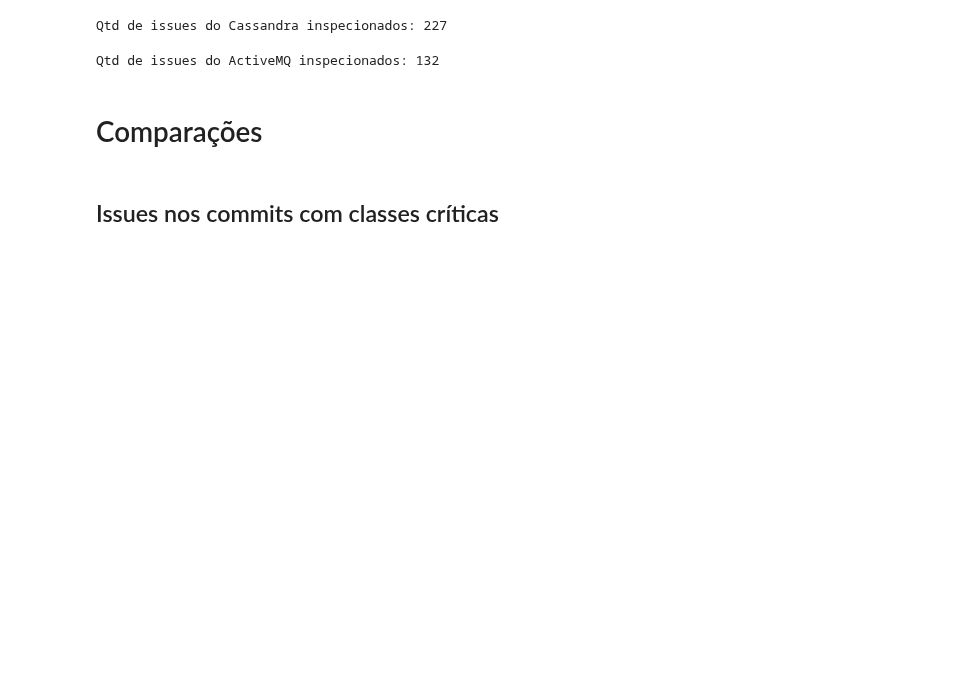
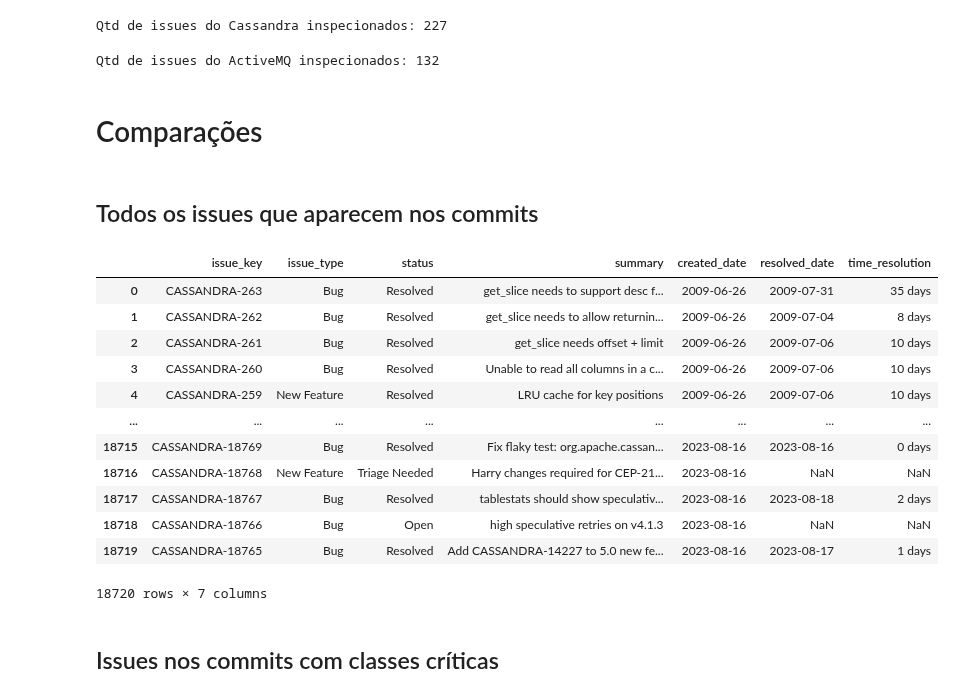
Before and after one commit to armandossrecife/my_validation3, a Jupyter notebook: my_comparison.ipynb, the cells around one changed output. Drawn from its saved outputs; the diff is of its cells as text; code cells hidden in the pictures; blank space fills up the shorter version.

```diff
--- a/my_comparison.ipynb
+++ b/my_comparison.ipynb
@@ -168,10 +169,11 @@ activemq_issues_ins 100%[===================>]  12.39K  --.-KB/s    in 0.001s
 # %% [markdown]
 ## Cria os Dataframes para análises
 # %%
-df_cassandra_commits_critical_classes = pd.read_excel('cassandra_commits_arquivos_criticos.xlsx')
+df_cassandra_commits_critical_classes = pd.read_excel('cassandra_all_issues_in_commits.xlsx')
 df_kafka_commits_critical_classes = pd.read_excel('kafka_commits_with_critical_classes.xlsx')
 df_activemq_commits_critical_classes = pd.read_excel('activemq_commits_with_critical_classes.xlsx')
 
+df_cassandra_all_issues_commits = pd.read_excel('cassandra_issues_in_commits_arquivos_criticos.xlsx')
 df_cassandra_issues_commits_critical_classes = pd.read_excel('cassandra_issues_in_commits_arquivos_criticos.xlsx')
 df_kafka_issues_commits_critical_classes = pd.read_excel('kafka_issues_in_commits_with_critical_classes.xlsx')
 df_activemq_issues_commits_critical_classes = pd.read_excel('activemq_issues_in_commits_with_critical_classes.xlsx')
@@ -226,5 +228,23 @@ print(f'Qtd de issues do ActiveMQ inspecionados: {len(qtd_i2)-1}')
 Qtd de issues do ActiveMQ inspecionados: 132
 # %% [markdown]
 # Comparações
+# %% [markdown]
+## Todos os issues que aparecem nos commits
+# %%
+df_cassandra_commits_critical_classes
+# %% [output]
+|  | issue_key | issue_type | status | summary | created_date | resolved_date | time_resolution |
+| 0 | CASSANDRA-263 | Bug | Resolved | get_slice needs to support desc f... | 2009-06-26 | 2009-07-31 | 35 days |
+| 1 | CASSANDRA-262 | Bug | Resolved | get_slice needs to allow returnin... | 2009-06-26 | 2009-07-04 | 8 days |
+| 2 | CASSANDRA-261 | Bug | Resolved | get_slice needs offset + limit | 2009-06-26 | 2009-07-06 | 10 days |
+| 3 | CASSANDRA-260 | Bug | Resolved | Unable to read all columns in a c... | 2009-06-26 | 2009-07-06 | 10 days |
+| 4 | CASSANDRA-259 | New Feature | Resolved | LRU cache for key positions | 2009-06-26 | 2009-07-06 | 10 days |
+| ... | ... | ... | ... | ... | ... | ... | ... |
+| 18715 | CASSANDRA-18769 | Bug | Resolved | Fix flaky test: org.apache.cassan... | 2023-08-16 | 2023-08-16 | 0 days |
+| 18716 | CASSANDRA-18768 | New Feature | Triage Needed | Harry changes required for CEP-21... | 2023-08-16 | NaN | NaN |
+| 18717 | CASSANDRA-18767 | Bug | Resolved | tablestats should show speculativ... | 2023-08-16 | 2023-08-18 | 2 days |
+| 18718 | CASSANDRA-18766 | Bug | Open | high speculative retries on v4.1.3 | 2023-08-16 | NaN | NaN |
+| 18719 | CASSANDRA-18765 | Bug | Resolved | Add CASSANDRA-14227 to 5.0 new fe... | 2023-08-16 | 2023-08-17 | 1 days |
+18720 rows × 7 columns
 # %% [markdown]
 ## Issues nos commits com classes críticas
```
Also changed, not shown: parts of 3 cells of this notebook.
